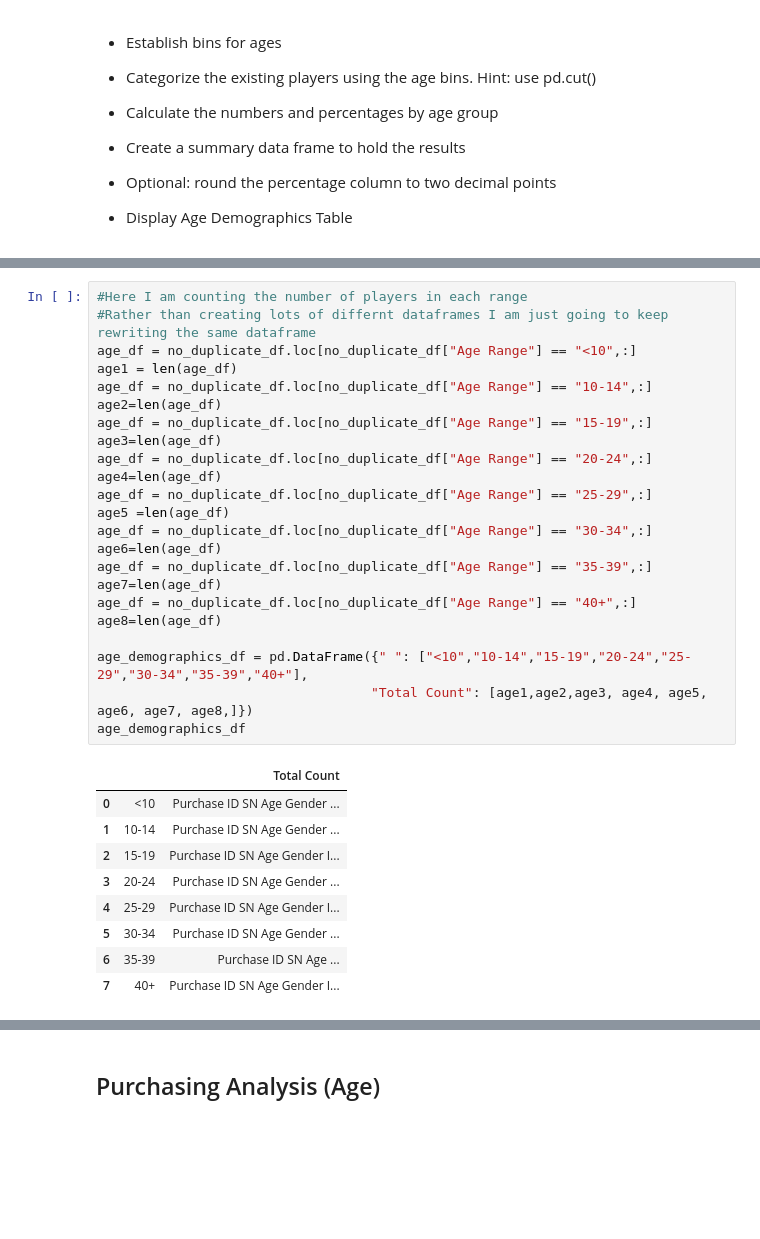
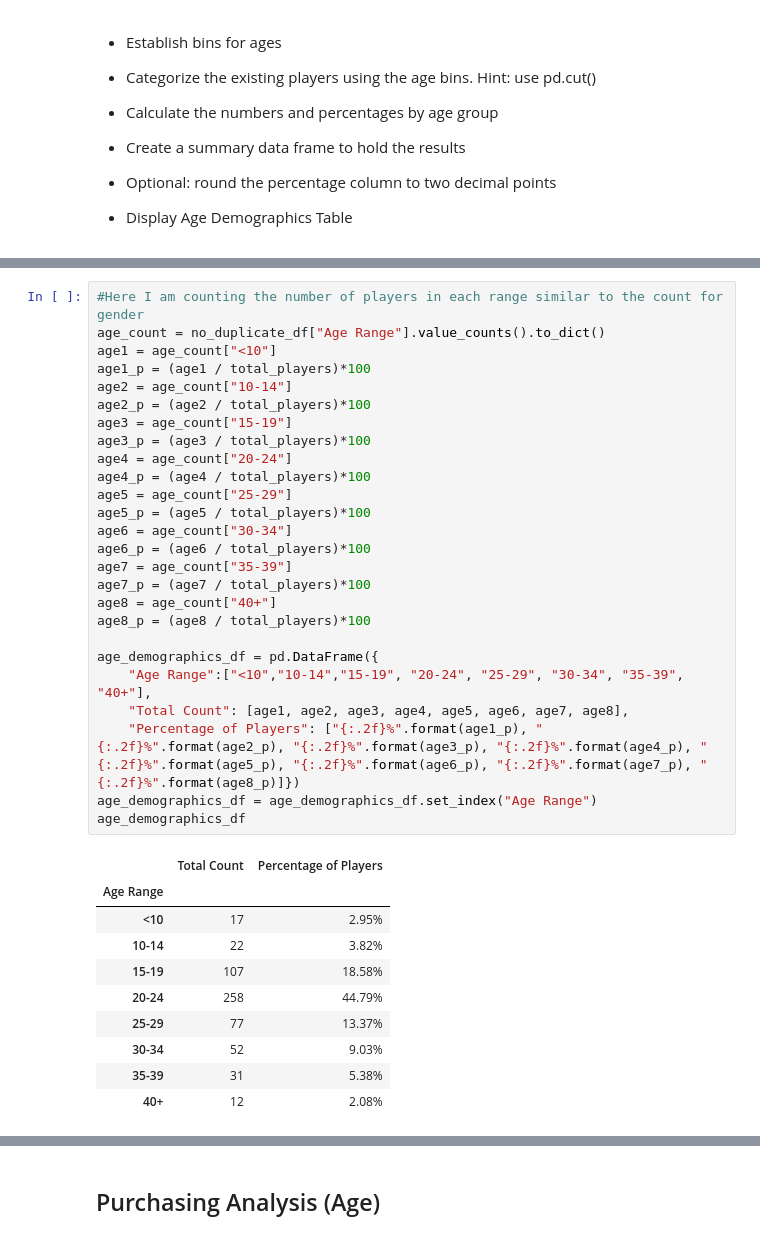
Before and after one commit to cseebec/pandas-challenge, a Jupyter notebook: HeroesOfPymoli/HeroesOfPymoli_starter.ipynb, the cells around one changed output, grey strips where cells are left out. Saved outputs shown, nothing was run; the diff lists cells and outputs as text; blank space fills up the shorter version.

Commit message:
Age Demographics calculations

```diff
--- a/HeroesOfPymoli/HeroesOfPymoli_starter.ipynb
+++ b/HeroesOfPymoli/HeroesOfPymoli_starter.ipynb
@@ -222,33 +216,37 @@ See the caveats in the documentation: https://pandas.pydata.org/pandas-docs/stab
 # %%
-#Here I am counting the number of players in each range
-#Rather than creating lots of differnt dataframes I am just going to keep rewriting the same dataframe
-age_df = no_duplicate_df.loc[no_duplicate_df["Age Range"] == "<10",:]
-age1 = len(age_df)
-age_df = no_duplicate_df.loc[no_duplicate_df["Age Range"] == "10-14",:]
-age2=len(age_df)
-age_df = no_duplicate_df.loc[no_duplicate_df["Age Range"] == "15-19",:]
-age3=len(age_df)
-age_df = no_duplicate_df.loc[no_duplicate_df["Age Range"] == "20-24",:]
-age4=len(age_df)
-age_df = no_duplicate_df.loc[no_duplicate_df["Age Range"] == "25-29",:]
-age5 =len(age_df)
-age_df = no_duplicate_df.loc[no_duplicate_df["Age Range"] == "30-34",:]
-age6=len(age_df)
-age_df = no_duplicate_df.loc[no_duplicate_df["Age Range"] == "35-39",:]
-age7=len(age_df)
-age_df = no_duplicate_df.loc[no_duplicate_df["Age Range"] == "40+",:]
-age8=len(age_df)
+#Here I am counting the number of players in each range similar to the count for gender
+age_count = no_duplicate_df["Age Range"].value_counts().to_dict()
+age1 = age_count["<10"]
+age1_p = (age1 / total_players)*100
+age2 = age_count["10-14"]
+age2_p = (age2 / total_players)*100
+age3 = age_count["15-19"]
+age3_p = (age3 / total_players)*100
+age4 = age_count["20-24"]
+age4_p = (age4 / total_players)*100
+age5 = age_count["25-29"]
+age5_p = (age5 / total_players)*100
+age6 = age_count["30-34"]
+age6_p = (age6 / total_players)*100
+age7 = age_count["35-39"]
+age7_p = (age7 / total_players)*100
+age8 = age_count["40+"]
+age8_p = (age8 / total_players)*100
 
-age_demographics_df = pd.DataFrame({" ": ["<10","10-14","15-19","20-24","25-29","30-34","35-39","40+"],
-                                   "Total Count": [age1,age2,age3, age4, age5, age6, age7, age8,]})
+age_demographics_df = pd.DataFrame({
+    "Age Range":["<10","10-14","15-19", "20-24", "25-29", "30-34", "35-39", "40+"],
+    "Total Count": [age1, age2, age3, age4, age5, age6, age7, age8],
+    "Percentage of Players": ["{:.2f}%".format(age1_p), "{:.2f}%".format(age2_p), "{:.2f}%".format(age3_p), "{:.2f}%".format(age4_p), "{:.2f}%".format(age5_p), "{:.2f}%".format(age6_p), "{:.2f}%".format(age7_p), "{:.2f}%".format(age8_p)]})
+age_demographics_df = age_demographics_df.set_index("Age Range")
 age_demographics_df
 # %% [output]
-|  |  | Total Count |
-| 0 | <10 | Purchase ID SN Age Gender ... |
-| 1 | 10-14 | Purchase ID SN Age Gender ... |
-| 2 | 15-19 | Purchase ID SN Age Gender I... |
-| 3 | 20-24 | Purchase ID SN Age Gender ... |
-| 4 | 25-29 | Purchase ID SN Age Gender I... |
-| 5 | 30-34 | Purchase ID SN Age Gender ... |
-| 6 | 35-39 | Purchase ID SN Age ... |
-| 7 | 40+ | Purchase ID SN Age Gender I... |
+|  | Total Count | Percentage of Players |
+| Age Range |  |  |
+| <10 | 17 | 2.95% |
+| 10-14 | 22 | 3.82% |
+| 15-19 | 107 | 18.58% |
+| 20-24 | 258 | 44.79% |
+| 25-29 | 77 | 13.37% |
+| 30-34 | 52 | 9.03% |
+| 35-39 | 31 | 5.38% |
+| 40+ | 12 | 2.08% |
```
Also changed, not shown: parts of 5 cells of this notebook.
